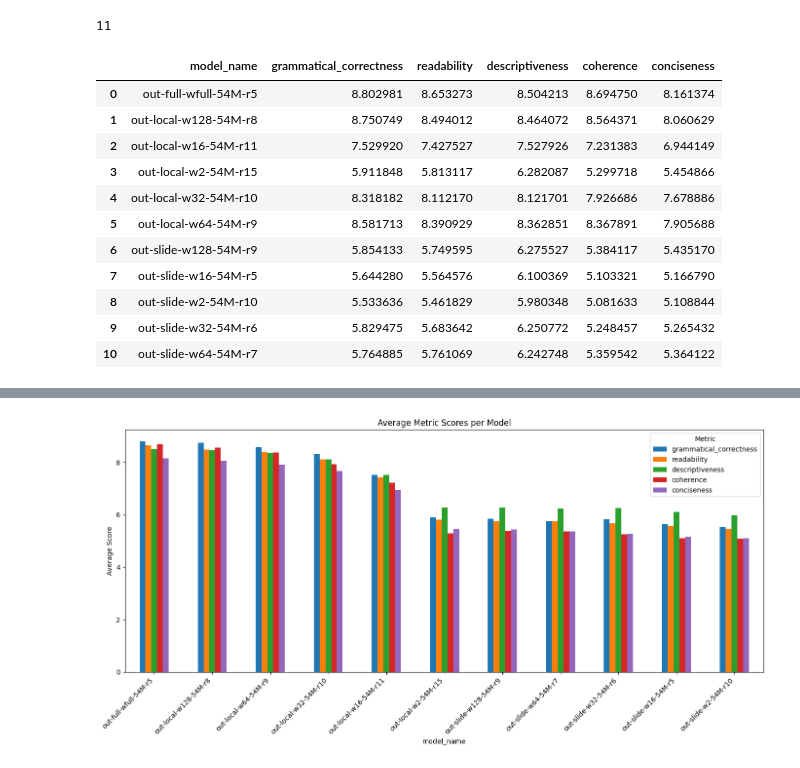
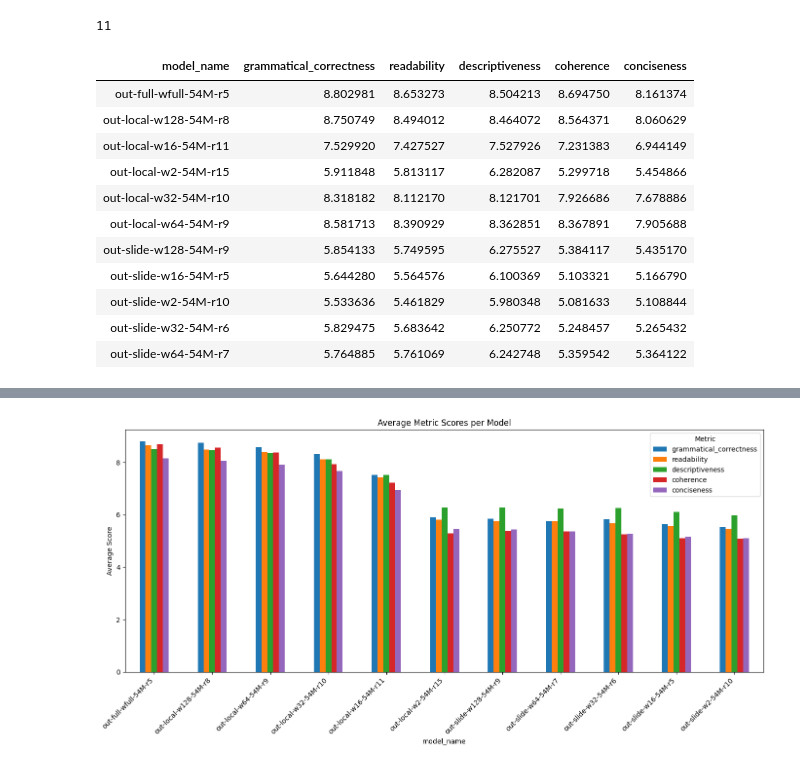
Before and after one commit to Danvictorgithub/gpt-evaluation, a Jupyter notebook: main.ipynb, the cells around one changed output, grey strips where cells are left out. Saved outputs shown, nothing was run; the diff lists cells and outputs as text; code cells hidden in the pictures.

Commit message:
updated table

```diff
--- a/main.ipynb
+++ b/main.ipynb
@@ -43,20 +43,20 @@ num_models
 # %%
 metrics = ['grammatical_correctness', 'readability', 'descriptiveness', 'coherence', 'conciseness']
 summary_table = gpt_evaluations.groupby('model_name')[metrics].mean().reset_index()
-summary_table
+display(summary_table.style.hide(axis="index"))
 # %% [output]
-|  | model_name | grammatical_correctness | readability | descriptiveness | coherence | conciseness |
-| 0 | out-full-wfull-54M-r5 | 8.802981 | 8.653273 | 8.504213 | 8.694750 | 8.161374 |
-| 1 | out-local-w128-54M-r8 | 8.750749 | 8.494012 | 8.464072 | 8.564371 | 8.060629 |
-| 2 | out-local-w16-54M-r11 | 7.529920 | 7.427527 | 7.527926 | 7.231383 | 6.944149 |
-| 3 | out-local-w2-54M-r15 | 5.911848 | 5.813117 | 6.282087 | 5.299718 | 5.454866 |
-| 4 | out-local-w32-54M-r10 | 8.318182 | 8.112170 | 8.121701 | 7.926686 | 7.678886 |
-| 5 | out-local-w64-54M-r9 | 8.581713 | 8.390929 | 8.362851 | 8.367891 | 7.905688 |
-| 6 | out-slide-w128-54M-r9 | 5.854133 | 5.749595 | 6.275527 | 5.384117 | 5.435170 |
-| 7 | out-slide-w16-54M-r5 | 5.644280 | 5.564576 | 6.100369 | 5.103321 | 5.166790 |
-| 8 | out-slide-w2-54M-r10 | 5.533636 | 5.461829 | 5.980348 | 5.081633 | 5.108844 |
-| 9 | out-slide-w32-54M-r6 | 5.829475 | 5.683642 | 6.250772 | 5.248457 | 5.265432 |
-| 10 | out-slide-w64-54M-r7 | 5.764885 | 5.761069 | 6.242748 | 5.359542 | 5.364122 |
+| model_name | grammatical_correctness | readability | descriptiveness | coherence | conciseness |
+| out-full-wfull-54M-r5 | 8.802981 | 8.653273 | 8.504213 | 8.694750 | 8.161374 |
+| out-local-w128-54M-r8 | 8.750749 | 8.494012 | 8.464072 | 8.564371 | 8.060629 |
+| out-local-w16-54M-r11 | 7.529920 | 7.427527 | 7.527926 | 7.231383 | 6.944149 |
+| out-local-w2-54M-r15 | 5.911848 | 5.813117 | 6.282087 | 5.299718 | 5.454866 |
+| out-local-w32-54M-r10 | 8.318182 | 8.112170 | 8.121701 | 7.926686 | 7.678886 |
+| out-local-w64-54M-r9 | 8.581713 | 8.390929 | 8.362851 | 8.367891 | 7.905688 |
+| out-slide-w128-54M-r9 | 5.854133 | 5.749595 | 6.275527 | 5.384117 | 5.435170 |
+| out-slide-w16-54M-r5 | 5.644280 | 5.564576 | 6.100369 | 5.103321 | 5.166790 |
+| out-slide-w2-54M-r10 | 5.533636 | 5.461829 | 5.980348 | 5.081633 | 5.108844 |
+| out-slide-w32-54M-r6 | 5.829475 | 5.683642 | 6.250772 | 5.248457 | 5.265432 |
+| out-slide-w64-54M-r7 | 5.764885 | 5.761069 | 6.242748 | 5.359542 | 5.364122 |
 # %%
 metrics = ['grammatical_correctness', 'readability', 'descriptiveness', 'coherence', 'conciseness']
 summary_table = gpt_evaluations.groupby('model_name')[metrics].mean().reset_index()
```
